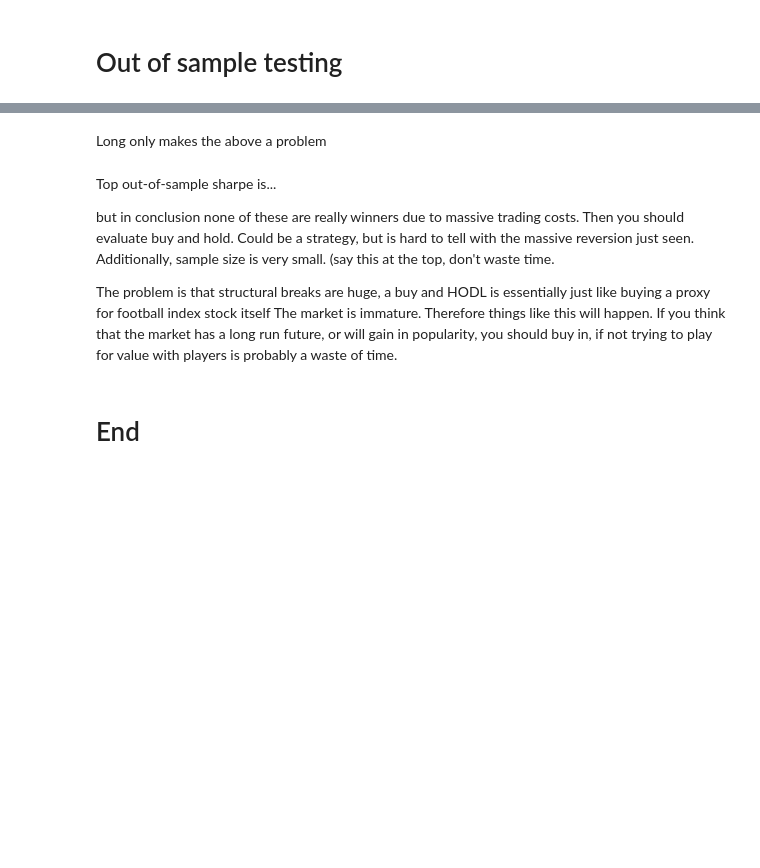
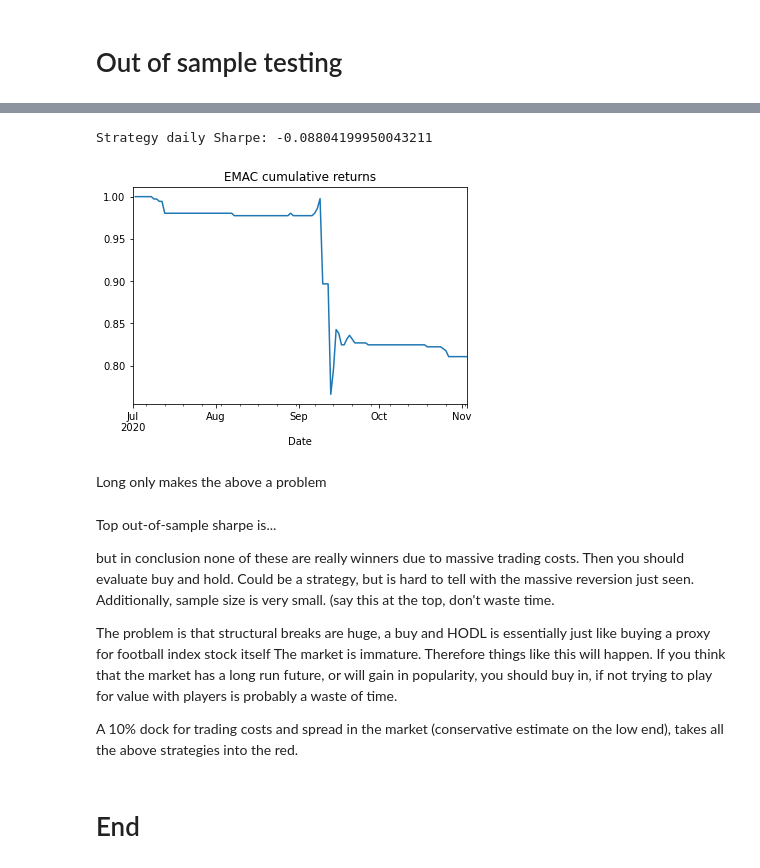
Before and after one commit to MikeyJW/football_index, a Jupyter notebook: article.ipynb, the cells around one changed output, grey strips where cells are left out. Cells and saved outputs as stored; diff of their text form; code cells hidden in the pictures; blank space fills up the shorter version.

```diff
--- a/article.ipynb
+++ b/article.ipynb
@@ -359,16 +380,19 @@ print('Strategy daily Sharpe: ' + str(strategy_sharpe))
 # %%
 # STRATEGY 4.2: EMAC
 data = out_of_sample.loc[(slice(None),'Mohamed Salah'), 'EndofDayPrice'].unstack()
 strategy = EMAC
 
-optimal_params =  {'duration_EMA1': 5, 'duration_EMA2': 22}
+optimal_params = {'duration_EMA1': 3, 'duration_EMA2': 7}
 
 results = EMAC(data, param_dict=optimal_params)
 results.plot(title='EMAC cumulative returns')
 
 daily_pf_returns = results.pct_change(1) + 1
 strategy_sharpe = gen_daily_sharpe(daily_pf_returns)
 print('Strategy daily Sharpe: ' + str(strategy_sharpe))
+# %% [output]
+Strategy daily Sharpe: -0.08804199950043211
+[figure, added]
 # %% [markdown]
 Long only makes the above a problem
 # %% [markdown]
@@ -384,5 +408,7 @@ The problem is that structural breaks are huge, a buy and HODL is essentially ju
 The market is immature. Therefore things like this will happen.
 If you think that the market has a long run future, or will gain in popularity, you should buy in, if not trying to play for value with players is
 probably a waste of time.
+
+A 10% dock for trading costs and spread in the market (conservative estimate on the low end), takes all the above strategies into the red.
 # %% [markdown]
 # End
```
Also changed, not shown: parts of 5 cells of this notebook, 2 other files.
